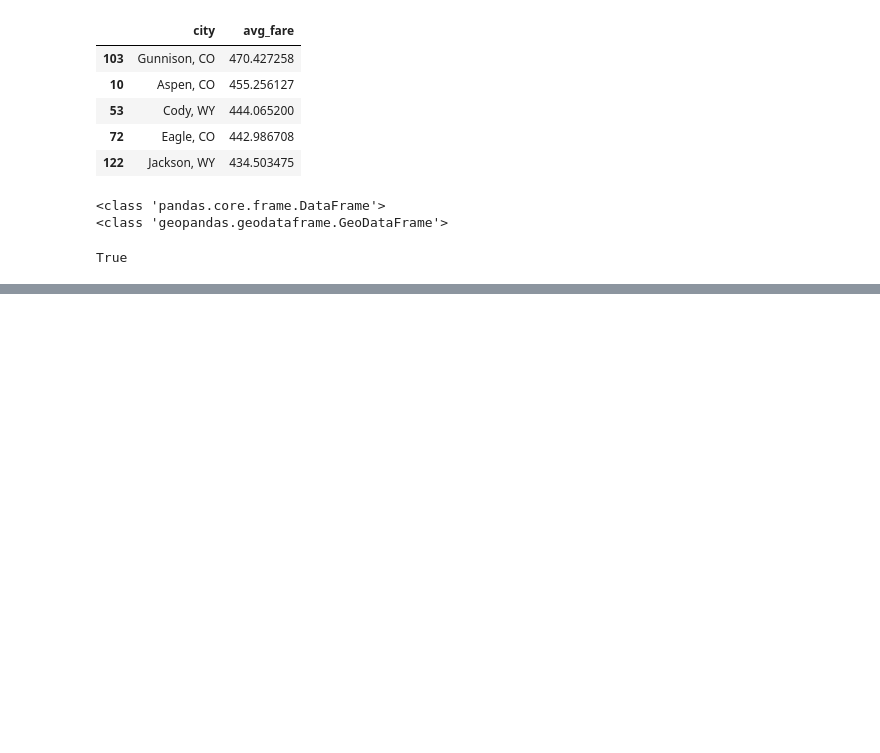
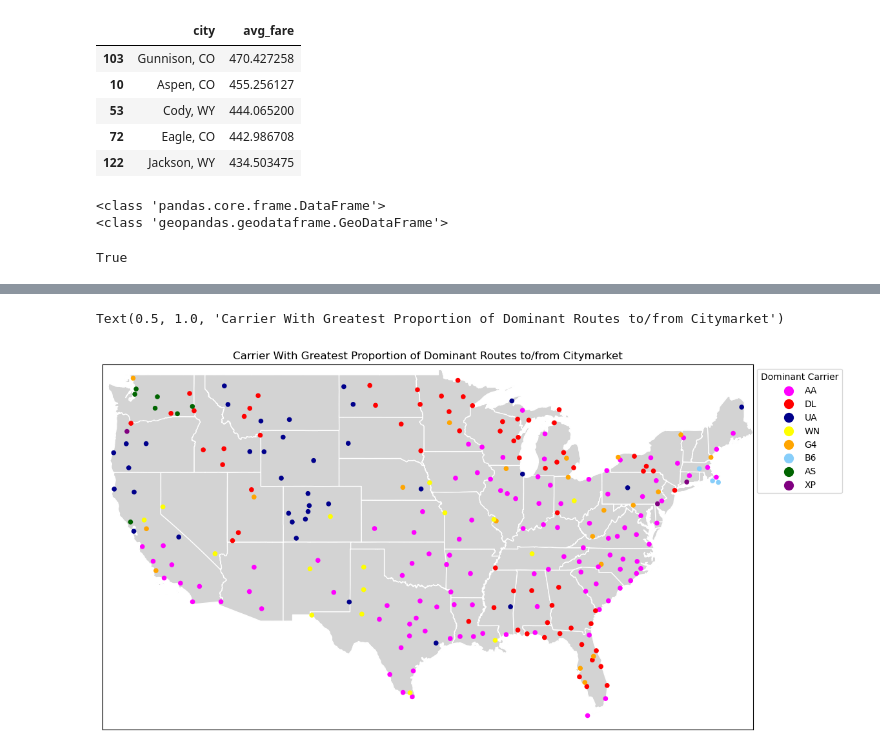
Before and after one commit to olublin/PDEW_Predict, a Jupyter notebook: PDEW_eda.ipynb, the cells around one changed output, grey strips where cells are left out. Drawn from its saved outputs; the diff is of its cells as text; code cells hidden in the pictures; blank space fills up the shorter version.

```diff
--- a/PDEW_eda.ipynb
+++ b/PDEW_eda.ipynb
@@ -330,17 +332,12 @@ plt.show()
 #using the same df_merged dataframe, we can produce a dataframe showing the percent of routes each carrier has the largest market share on out of each of the 274 markets in the dataframe
 
 carriers = ['AA', 'G4', 'DL', 'UA', 'WN', 'AS', 'B6', 'XP', 'NK', 'MX', 'F9', 'SY', '3M']
-city_matrix = pd.DataFrame(columns=carriers)
-for city in ['Atlanta, GA','Detroit, MI']:#df_merged['city'].unique():
-    pct_dict = {}
+city_matrix = pd.DataFrame(columns = ['city'] + carriers)      #the columns of this dataframe are the respective citymarkets and all carriers
+for city in df_merged['city'].unique():
+    pct_dict = {'city':city}
     for carrier in carriers:
-        pct_dict[carrier] = round(sum(df_merged[df_merged['city']==city]['carrier_lg'] == carrier)/len(df_merged[df_merged['city']==city]),3)
+        pct_dict[carrier] = round(sum(df_merged[df_merged['city']==city]['carrier_lg'] == carrier)/len(df_merged[df_merged['city']==city]),3)    #proportion of routes dominated by each carrier
         pct_df = pd.DataFrame([pct_dict])
     city_matrix = pd.concat([city_matrix, pct_df], ignore_index = True)
 # %%
 #plot 20 busiest routes
-# %%
-pct_dict = {}
-carriers = ['AA', 'G4', 'DL', 'UA', 'WN', 'AS', 'B6', 'XP', 'NK', 'MX', 'F9', 'SY', '3M']
-for carrier in carriers:
-    pct_dict[carrier] = sum(df_merged[df_merged['city']=='Atlanta, GA']['carrier_lg'] == carrier)/len(df_merged[df_merged['city']=='Atlanta, GA'])
@@ -352,0 +372,3 @@ city_matrix
+# %%
+#now we can plot the most dominant carrier in each market on the map
+city_matrix['dominant_carrier'] = city_matrix.loc[:,city_matrix.columns != 'city'].idxmax(axis=1)     #returns the id (carrier) corresponding to the largest row value
@@ -352,0 +384,47 @@ city_matrix
+# %%
+city_matrix_geo = gpd.GeoDataFrame(city_matrix.merge(avg_fare_geo[['city','geometry']]))
+# %%
+data = city_matrix_geo[city_matrix_geo['dominant_carrier'].isin(['AA','UA','DL','WN','G4','B6','AS','XP'])] #only points with at least 5 dominant markets
+
+carrier_colors = {
+    'AA': 'magenta',
+    'DL': 'red',
+    'UA': 'darkblue',
+    'WN': 'yellow',
+    'G4': 'orange',
+    'B6': 'lightskyblue',
+    'AS': 'darkgreen',
+    'XP': 'purple'
+}
+
+fig,ax = plt.subplots(figsize = (13,16))
+
+usa_map.plot(
+    ax = ax,
+    color = 'lightgrey',
+    edgecolor = 'white'
+)
+
+data.plot(
+    ax = plt.gca(),
+    markersize = 20,
+    marker = 'o',
+    color = data['dominant_carrier'].map(carrier_colors),    #setting the carrier-respective colormap
+)
+
+bounds = city_matrix_geo.total_bounds
+ax.set_xlim(bounds[0]-1,bounds[2]+1)
+ax.set_ylim(bounds[1]-1,bounds[3]+1)
+
+ax.set_xticks([])
+ax.set_yticks([])
+
+
+for carrier, color in carrier_colors.items():
+    ax.scatter([],[], color = color, label = carrier, s = 100)
+ax.legend(title='Dominant Carrier', bbox_to_anchor = [1,1])
+
+plt.title('Carrier With Greatest Proportion of Dominant Routes to/from Citymarket')
+# %% [output]
+Text(0.5, 1.0, 'Carrier With Greatest Proportion of Dominant Routes to/from Citymarket')
+[figure, added]
```
Also changed, not shown: parts of 8 cells of this notebook.
